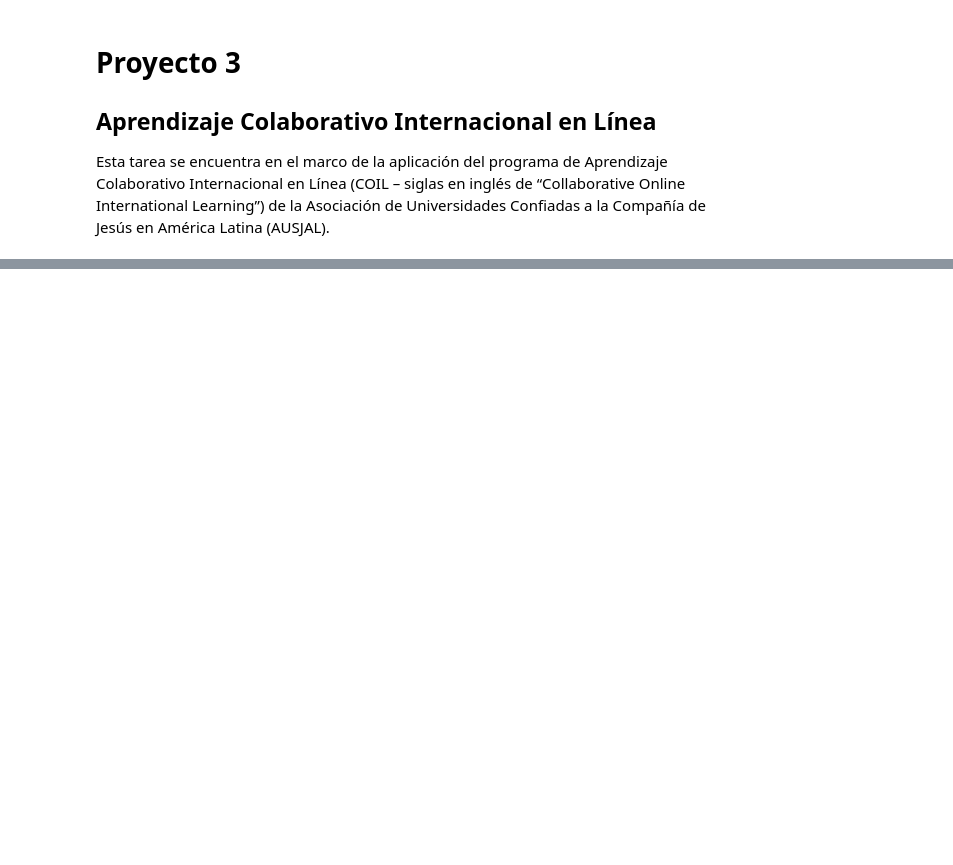
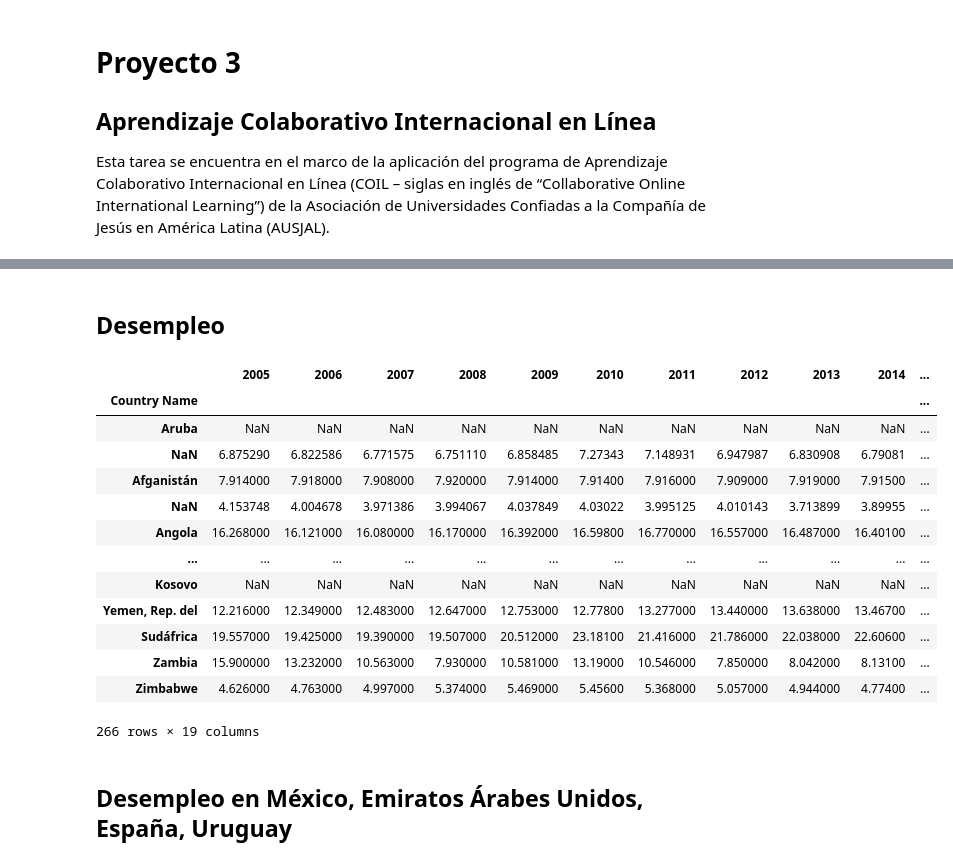
Before and after one commit to NataliaBistolfi/Proyecto3-UCU--IBERO, a Jupyter notebook: proyecto_3.ipynb, the cells around one changed output, grey strips where cells are left out. Drawn from its saved outputs; the diff is of its cells as text; code cells hidden in the pictures; blank space fills up the shorter version.

```diff
--- a/proyecto_3.ipynb
+++ b/proyecto_3.ipynb
@@ -24,0 +186,25 @@ ValueError: Only length-1 thousands markers supported
+# %% [markdown]
+## Desempleo
+# %%
+df = pd.read_excel("Data/DESEMPLEO.xls",header=3, index_col=0, usecols="A,AX:BP")
+df
+
+#df.set_index("Country Name", inplace=True)
+#df5 = df.T
+#df5
+df
+# %% [output]
+|  | 2005 | 2006 | 2007 | 2008 | 2009 | 2010 | 2011 | 2012 | 2013 | 2014 | ... |
+| Country Name |  |  |  |  |  |  |  |  |  |  | ... |
+| Aruba | NaN | NaN | NaN | NaN | NaN | NaN | NaN | NaN | NaN | NaN | ... |
+| NaN | 6.875290 | 6.822586 | 6.771575 | 6.751110 | 6.858485 | 7.27343 | 7.148931 | 6.947987 | 6.830908 | 6.79081 | ... |
+| Afganistán | 7.914000 | 7.918000 | 7.908000 | 7.920000 | 7.914000 | 7.91400 | 7.916000 | 7.909000 | 7.919000 | 7.91500 | ... |
+| NaN | 4.153748 | 4.004678 | 3.971386 | 3.994067 | 4.037849 | 4.03022 | 3.995125 | 4.010143 | 3.713899 | 3.89955 | ... |
+| Angola | 16.268000 | 16.121000 | 16.080000 | 16.170000 | 16.392000 | 16.59800 | 16.770000 | 16.557000 | 16.487000 | 16.40100 | ... |
+| ... | ... | ... | ... | ... | ... | ... | ... | ... | ... | ... | ... |
+| Kosovo | NaN | NaN | NaN | NaN | NaN | NaN | NaN | NaN | NaN | NaN | ... |
+| Yemen, Rep. del | 12.216000 | 12.349000 | 12.483000 | 12.647000 | 12.753000 | 12.77800 | 13.277000 | 13.440000 | 13.638000 | 13.46700 | ... |
+| Sudáfrica | 19.557000 | 19.425000 | 19.390000 | 19.507000 | 20.512000 | 23.18100 | 21.416000 | 21.786000 | 22.038000 | 22.60600 | ... |
+| Zambia | 15.900000 | 13.232000 | 10.563000 | 7.930000 | 10.581000 | 13.19000 | 10.546000 | 7.850000 | 8.042000 | 8.13100 | ... |
+| Zimbabwe | 4.626000 | 4.763000 | 4.997000 | 5.374000 | 5.469000 | 5.45600 | 5.368000 | 5.057000 | 4.944000 | 4.77400 | ... |
+266 rows × 19 columns
@@ -24,0 +213,2 @@ ValueError: Only length-1 thousands markers supported
+# %% [markdown]
+## Desempleo en México, Emiratos Árabes Unidos, España, Uruguay
```
Also changed, not shown: parts of 28 cells of this notebook, 1 other file.
